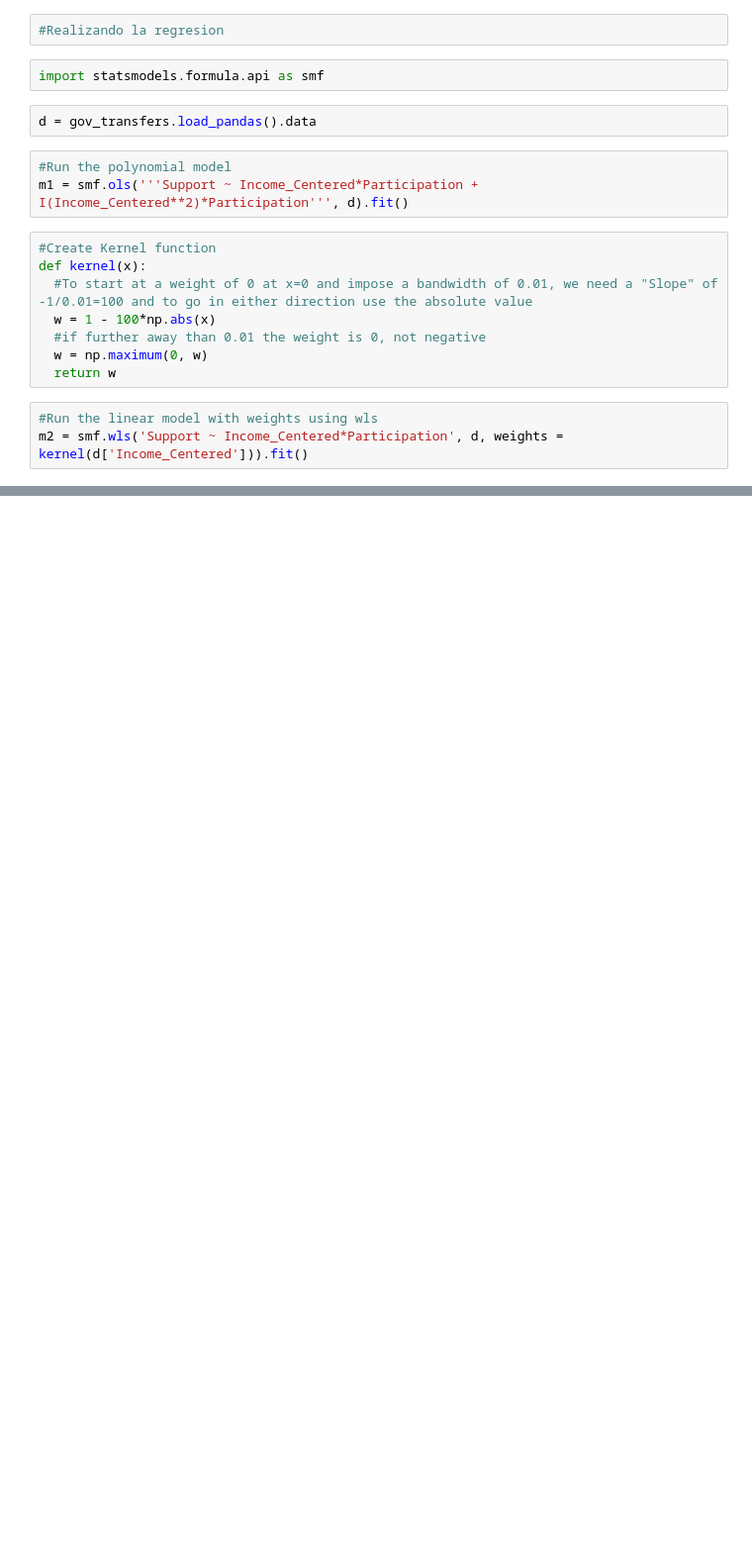
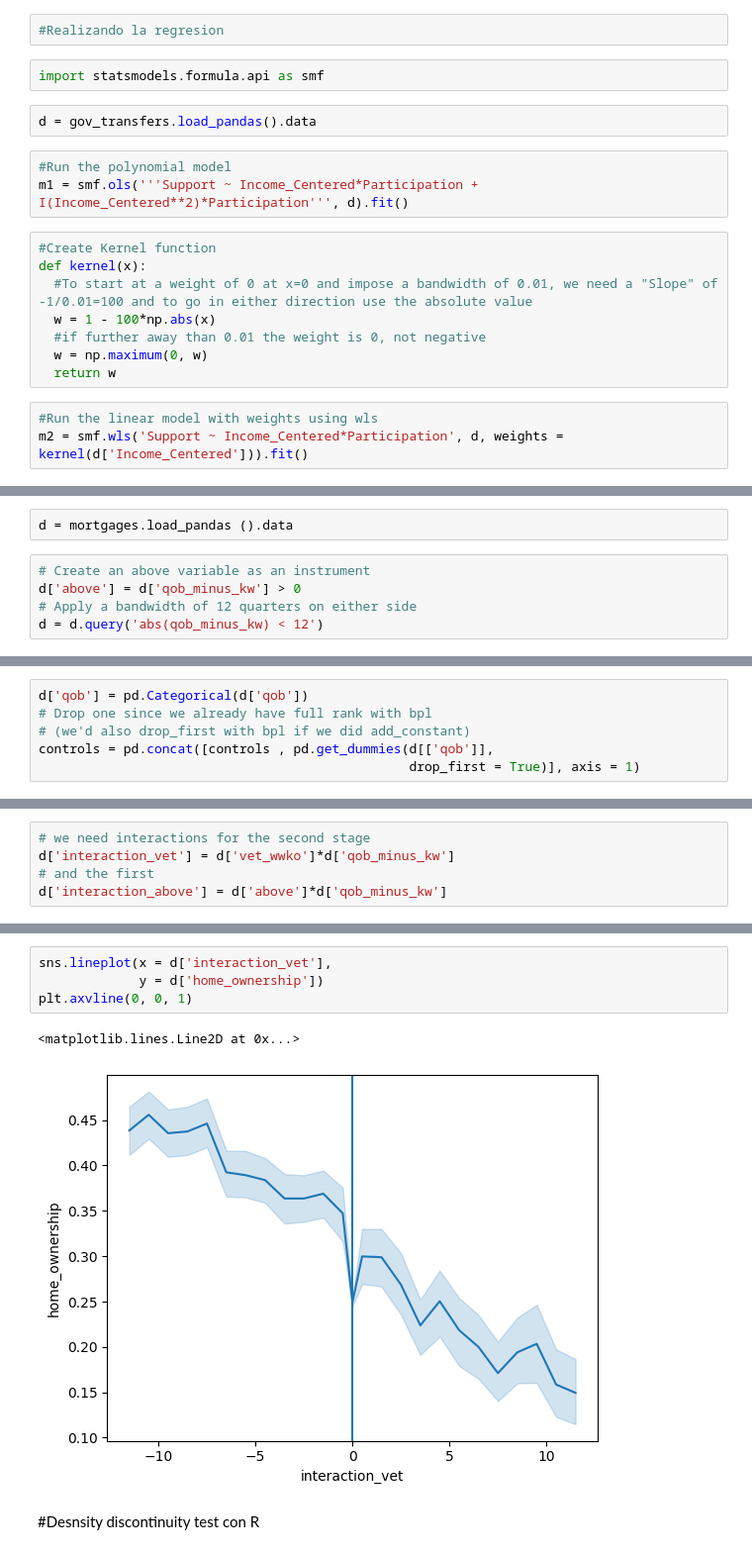
Before and after one commit to LuchoValr/The-effect, a Jupyter notebook: cap20.ipynb, the cells around one changed output, grey strips where cells are left out. Shown: that part at 99% size. Drawn from its saved outputs; the diff is of its cells as text; blank space fills up the shorter version.

```diff
--- a/cap20.ipynb
+++ b/cap20.ipynb
@@ -116,0 +150,7 @@ strong multicollinearity or other numerical problems.
+# %%
+d = mortgages.load_pandas ().data
+# %%
+# Create an above variable as an instrument
+d['above'] = d['qob_minus_kw'] > 0
+# Apply a bandwidth of 12 quarters on either side
+d = d.query('abs(qob_minus_kw) < 12')
@@ -116,0 +161,6 @@ strong multicollinearity or other numerical problems.
+# %%
+d['qob'] = pd.Categorical(d['qob'])
+# Drop one since we already have full rank with bpl
+# (we'd also drop_first with bpl if we did add_constant)
+controls = pd.concat([controls , pd.get_dummies(d[['qob']],
+                                                drop_first = True)], axis = 1)
@@ -116,0 +171,5 @@ strong multicollinearity or other numerical problems.
+# %%
+# we need interactions for the second stage
+d['interaction_vet'] = d['vet_wwko']*d['qob_minus_kw']
+# and the first
+d['interaction_above'] = d['above']*d['qob_minus_kw']
@@ -116,0 +214,9 @@ strong multicollinearity or other numerical problems.
+# %%
+sns.lineplot(x = d['interaction_vet'],
+             y = d['home_ownership'])
+plt.axvline(0, 0, 1)
+# %% [output]
+<matplotlib.lines.Line2D at 0x...>
+[figure, added]
+# %% [markdown]
+#Desnsity discontinuity test con R
```
Also changed, not shown: parts of 10 cells of this notebook.
